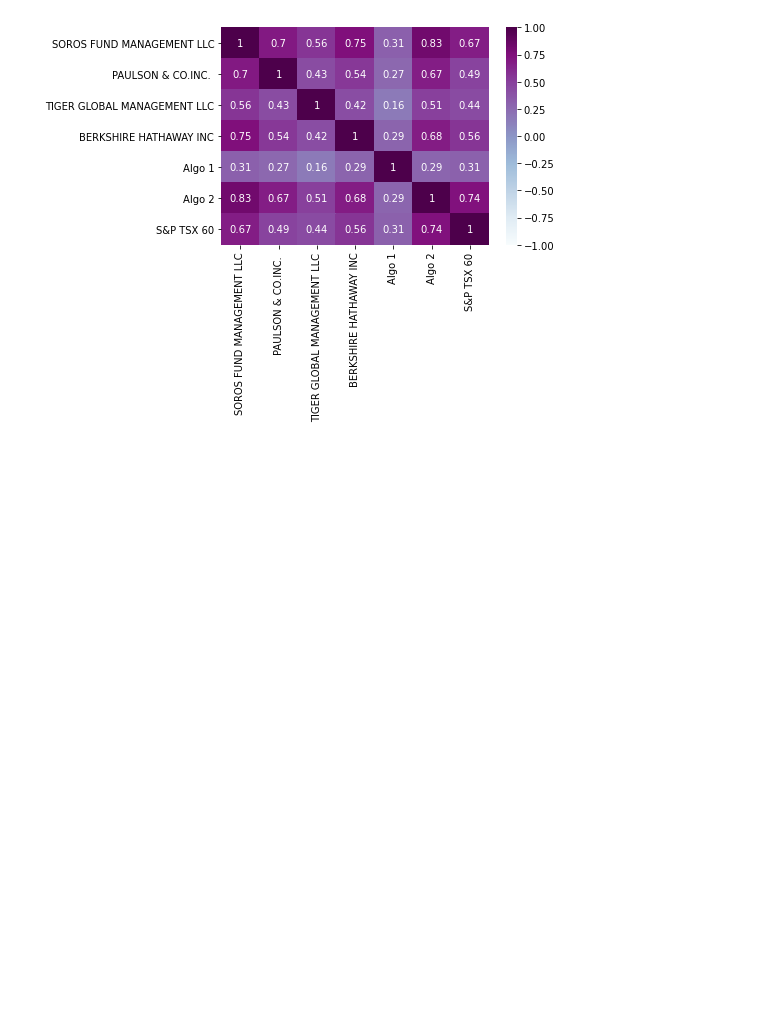
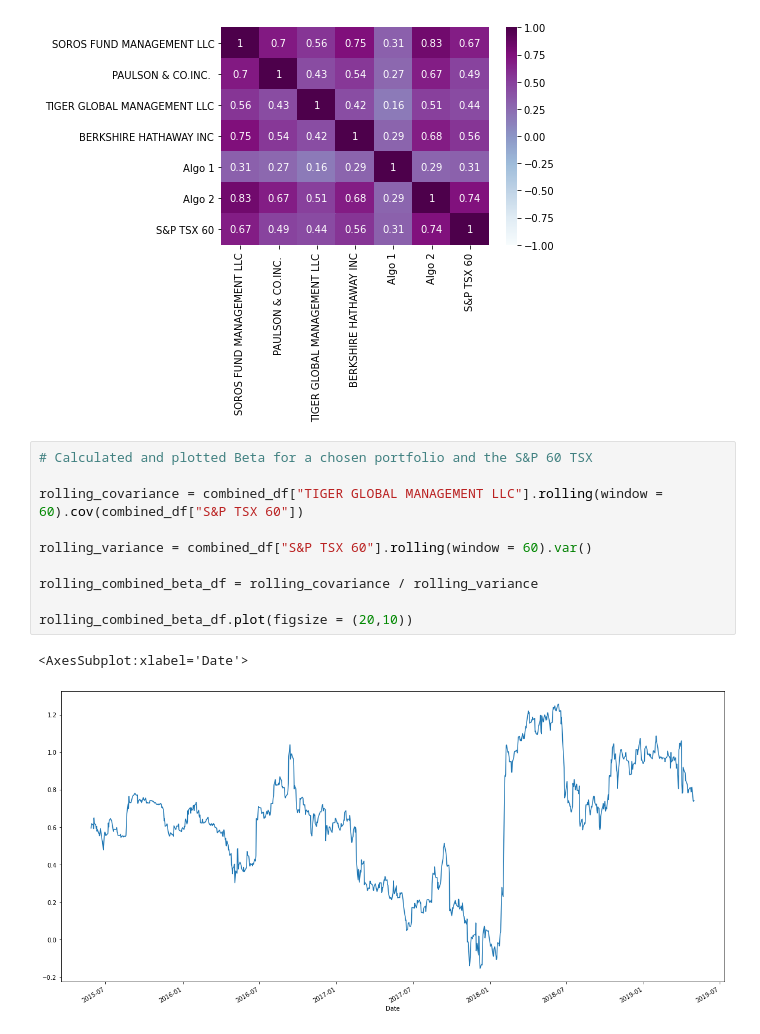
Before and after one commit to AdoboPeanuts/Pandas_Homework, a Jupyter notebook: Pandas/Pandas.ipynb, the cells around one changed output. Saved outputs shown, nothing was run; the diff lists cells and outputs as text; blank space fills up the shorter version.

```diff
--- a/Pandas/Pandas.ipynb
+++ b/Pandas/Pandas.ipynb
@@ -502,3 +502,16 @@ sns.heatmap(correlation_df, vmin = -1, vmax = 1, annot=True, cmap="BuPu")
 # %% [output]
 <AxesSubplot:>
 [figure]
+# %%
+# Calculated and plotted Beta for a chosen portfolio and the S&P 60 TSX
+
+rolling_covariance = combined_df["TIGER GLOBAL MANAGEMENT LLC"].rolling(window = 60).cov(combined_df["S&P TSX 60"])
+
+rolling_variance = combined_df["S&P TSX 60"].rolling(window = 60).var()
+
+rolling_combined_beta_df = rolling_covariance / rolling_variance
+
+rolling_combined_beta_df.plot(figsize = (20,10))
+# %% [output]
+<AxesSubplot:xlabel='Date'>
+[figure, added]
```
Also changed, not shown: parts of 17 cells of this notebook.
